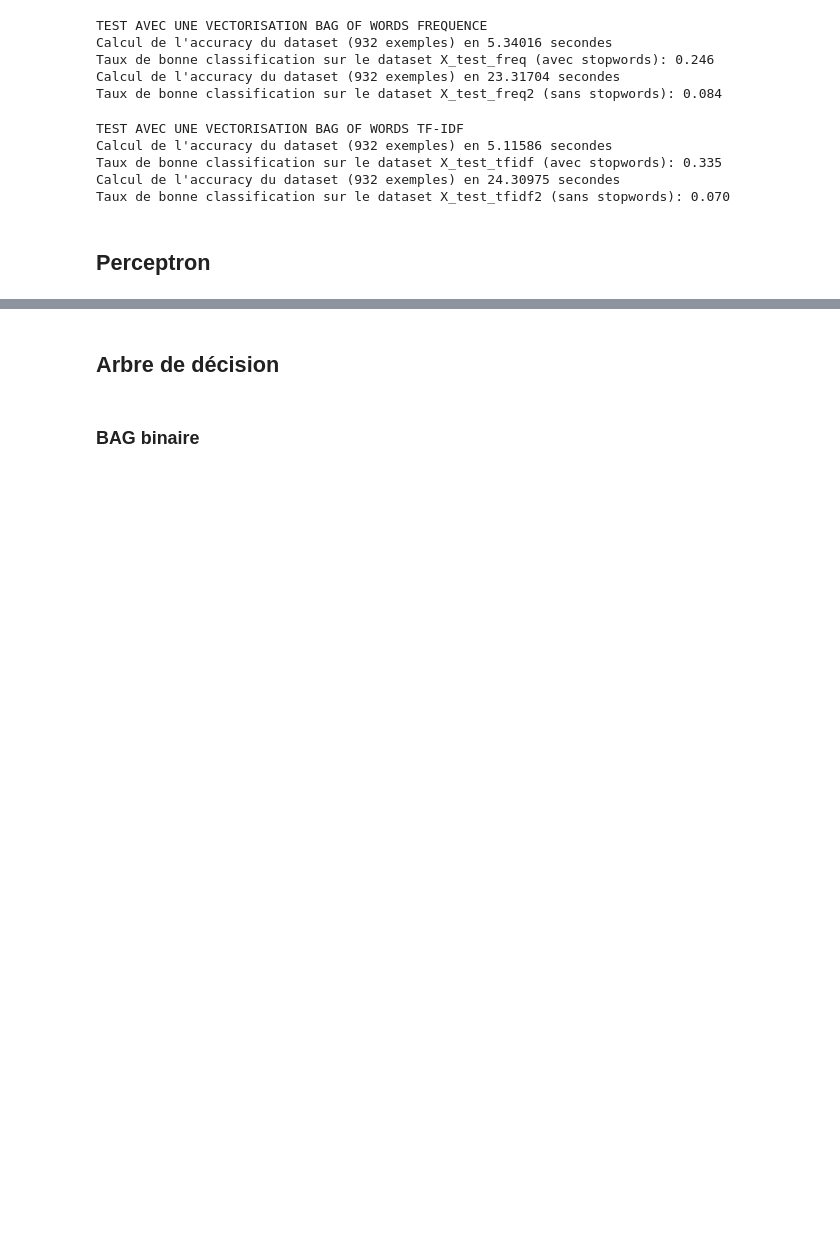
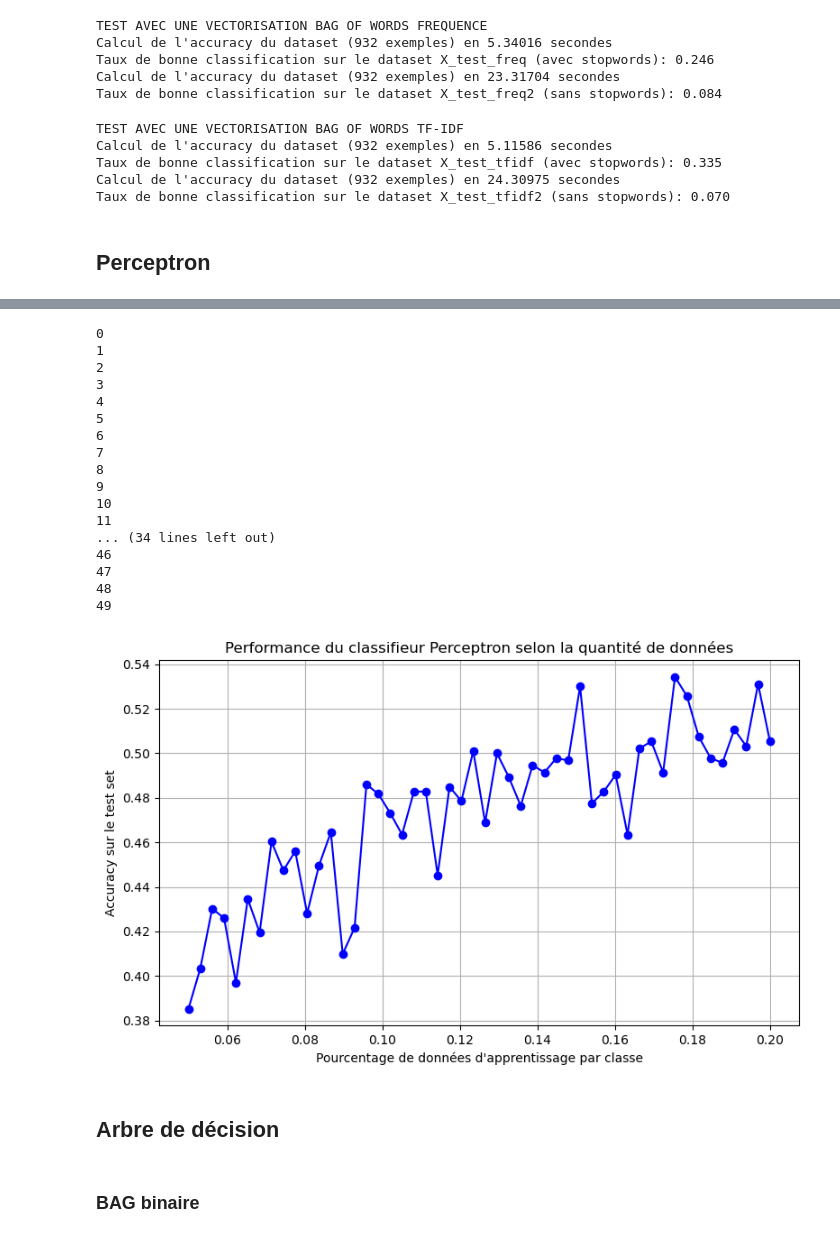
Before and after one commit to GreyzRox/DATA_SCIENCES, a Jupyter notebook: miniProjet/miniprojet.ipynb, the cells around one changed output, grey strips where cells are left out. Cells and saved outputs as stored; diff of their text form; code cells hidden in the pictures; blank space fills up the shorter version.

```diff
--- a/miniProjet/miniprojet.ipynb
+++ b/miniProjet/miniprojet.ipynb
@@ -734,3 +734,72 @@ Taux de bonne classification sur le dataset X_test_tfidf (sans stopwords): 0.208
+# %%
+pourcentage = np.linspace(0.05,0.2,50)
+perfs = []
+for i in range(len(pourcentage)):
+    print(i)
+    # déclaration des variables qui seront initialisées dans la boucle:
+    df_train_percep = []
+    df_test_percep = []
+    for l in les_labels2:
+        les_ids = newsgroups_df2[newsgroups_df2['target'] == l].index.to_list()
+        np.random.shuffle(les_ids)
+
+        nb_total = len(les_ids)
+        nb_app = int(nb_total * pourcentage[i])
+        nb_test = int(nb_total * taux_test)
+
+        ids_app = les_ids[:nb_app]
+        ids_test = les_ids[nb_app:nb_app + nb_test]
+
+        df_train_percep.append(newsgroups_df2.loc[ids_app])
+        df_test_percep.append(newsgroups_df2.loc[ids_test])
+
+    df_train_percep = pd.concat(df_train_percep)
+    df_test_percep = pd.concat(df_test_percep)
+
+    X_train_percep = ut.df2array_tfidf(df_train_percep, index_mots2) # bag of words avec la méthode tf-idf
+    X_test_percep = ut.df2array_tfidf(df_test_percep, index_mots2)
+
+    Y_train_percep = df_train2["target"].to_numpy()
+    Y_test_percep = df_test2["target"].to_numpy()
+
+    perceptron2 = classif.ClassifierPerceptron(len(index_mots2),eps,init) # sans stopword
+    multi_classes2 = classif.ClassifierMultiOAA(perceptron2)
+    multi_classes2.train(X_train_percep,Y_train_percep)
+
+    tic2 = time.time()
+    val_accuracy2 =  multi_classes2.accuracy(X_test_percep,Y_test_percep)
+    toc2 = time.time()
+
+    perfs.append(val_accuracy2)
+
+plt.figure(figsize=(8,5))
+plt.plot(pourcentage, perfs, marker='o', linestyle='-', color='blue')
+plt.xlabel("Pourcentage de données d'apprentissage par classe")
+plt.ylabel("Accuracy sur le test set")
+plt.title("Performance du classifieur Perceptron selon la quantité de données")
+plt.grid(True)
+plt.tight_layout()
+plt.savefig("courbe_perceptron.png")
+plt.show()
+# %% [output]
+0
+1
+2
+3
+4
+5
+6
+7
+8
+9
+10
+11
+... (34 lines left out)
+46
+47
+48
+49
+[figure, added]
 # %% [markdown]
 ## Arbre de décision
 # %% [markdown]
```
Also changed, not shown: parts of 13 cells of this notebook, 10 other files.
